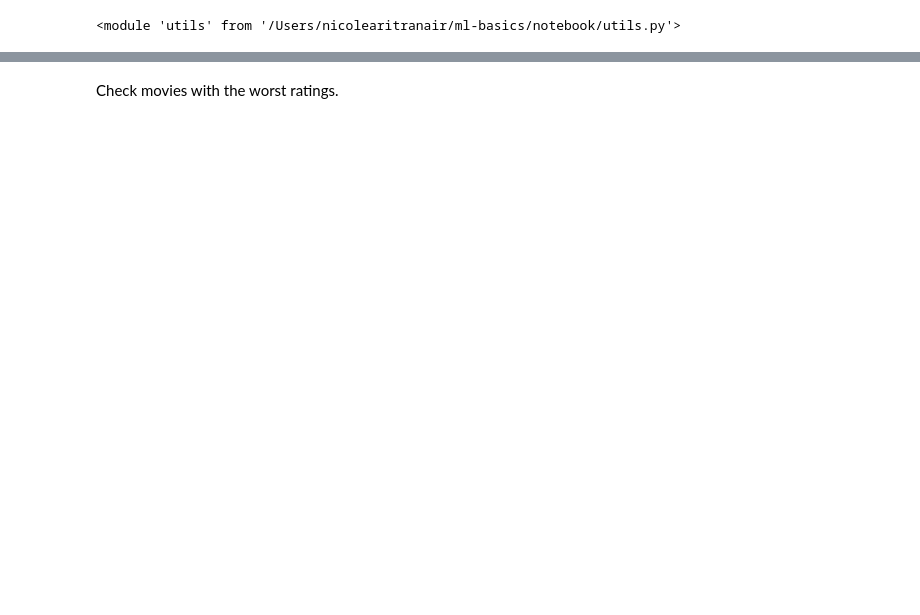
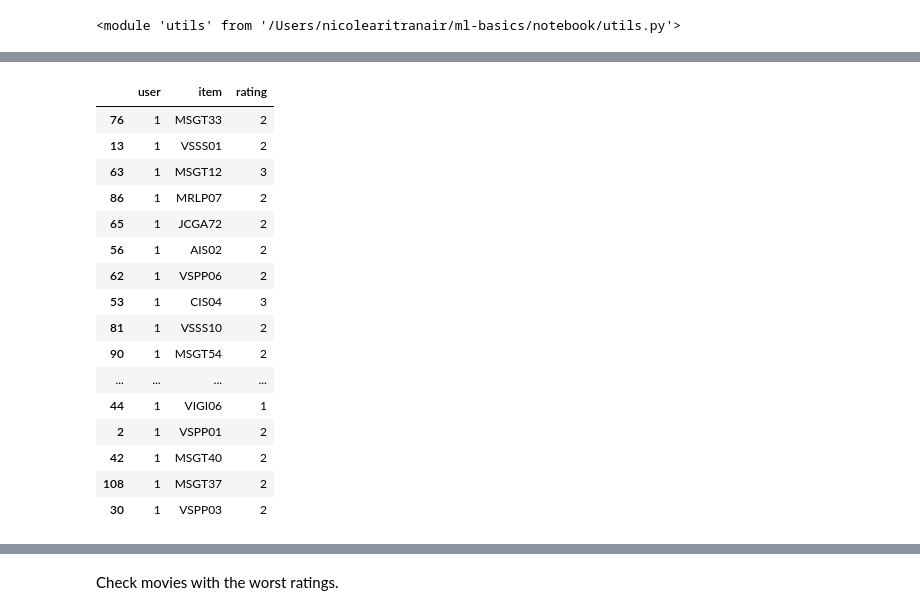
Before and after one commit to randyphoa/ml-basics, a Jupyter notebook: notebook/4-product-recommendation.ipynb, the cells around one changed output, grey strips where cells are left out. Cells and saved outputs as stored; diff of their text form; code cells hidden in the pictures; blank space fills up the shorter version.

```diff
--- a/notebook/4-product-recommendation.ipynb
+++ b/notebook/4-product-recommendation.ipynb
@@ -51,0 +74,20 @@ train_df
+# %%
+test_df[test_df["user"]==1]
+# %% [output]
+|  | user | item | rating |
+| 76 | 1 | MSGT33 | 2 |
+| 13 | 1 | VSSS01 | 2 |
+| 63 | 1 | MSGT12 | 3 |
+| 86 | 1 | MRLP07 | 2 |
+| 65 | 1 | JCGA72 | 2 |
+| 56 | 1 | AIS02 | 2 |
+| 62 | 1 | VSPP06 | 2 |
+| 53 | 1 | CIS04 | 3 |
+| 81 | 1 | VSSS10 | 2 |
+| 90 | 1 | MSGT54 | 2 |
+| ... | ... | ... | ... |
+| 44 | 1 | VIGI06 | 1 |
+| 2 | 1 | VSPP01 | 2 |
+| 42 | 1 | MSGT40 | 2 |
+| 108 | 1 | MSGT37 | 2 |
+| 30 | 1 | VSPP03 | 2 |
```
Also changed, not shown: parts of 31 cells of this notebook, 11 other files.
